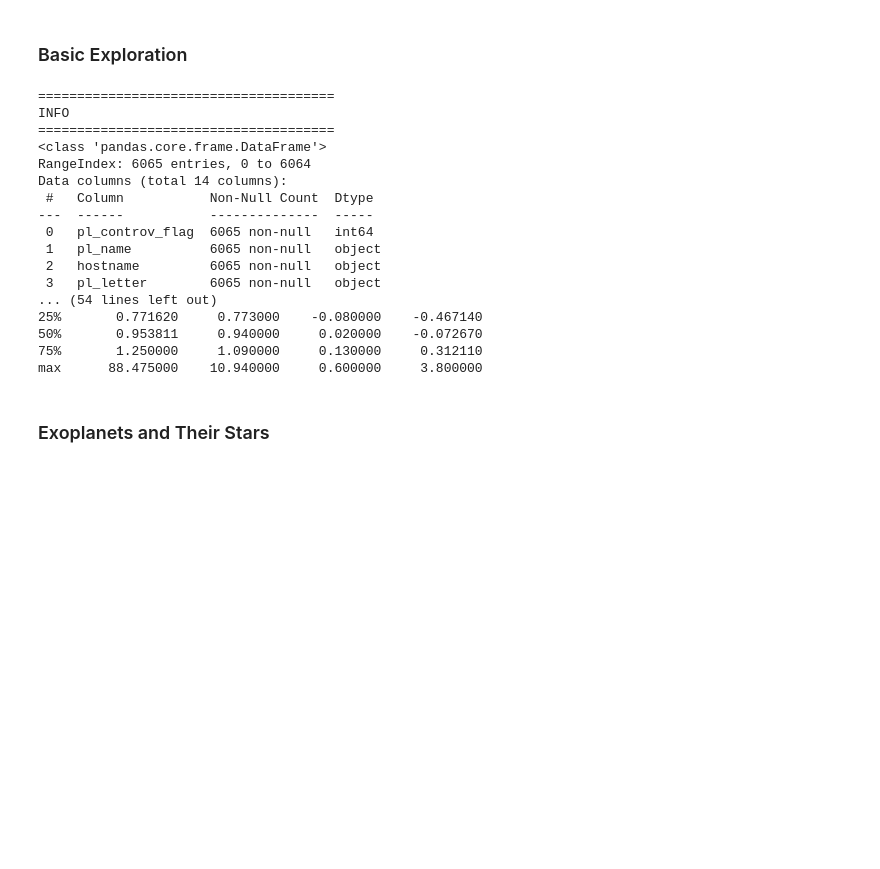
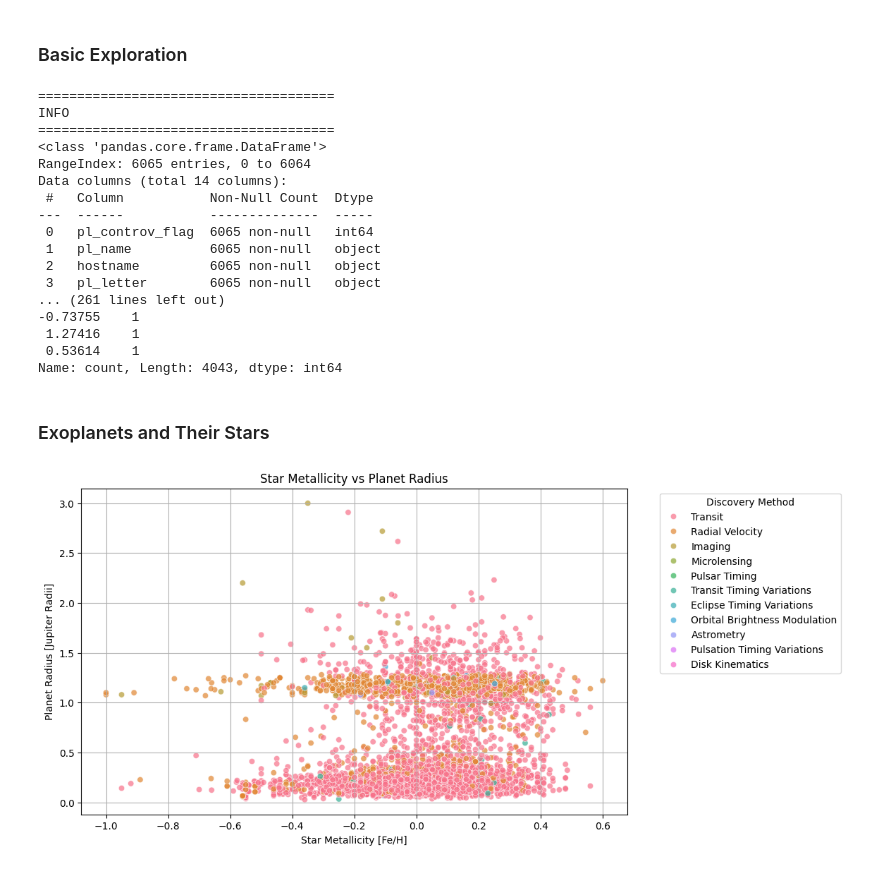
Before and after one commit to NorthrupRobert/Exoplanet_Analysis, a Jupyter notebook: notebooks/main.ipynb, the cells around one changed output. Cells and saved outputs as stored; diff of their text form; code cells hidden in the pictures; blank space fills up the shorter version.

```diff
--- a/notebooks/main.ipynb
+++ b/notebooks/main.ipynb
@@ -84,6 +84,17 @@ print('======================================')
 print('DESCRIPTION')
 print('======================================')
 print(pscp.describe())
+
+print('======================================')
+print('MISSING VALUES')
+print('======================================')
+print(pscp.isnull().sum())
+
+print('======================================')
+print('VALUE COUNTS')
+print('======================================')
+for col in pscp:
+    print(pscp[col].value_counts())
 # %% [output]
 ======================================
 INFO
@@ -97,21 +108,25 @@ Data columns (total 14 columns):
  1   pl_name          6065 non-null   object
  2   hostname         6065 non-null   object
  3   pl_letter        6065 non-null   object
-... (54 lines left out)
-25%       0.771620     0.773000    -0.080000    -0.467140
-50%       0.953811     0.940000     0.020000    -0.072670
-75%       1.250000     1.090000     0.130000     0.312110
-max      88.475000    10.940000     0.600000     3.800000
+... (261 lines left out)
+-0.73755    1
+ 1.27416    1
+ 0.53614    1
+Name: count, Length: 4043, dtype: int64
 # %% [markdown]
 ### Exoplanets and Their Stars
 # %%
-# Example analysis: Plotting the distribution of planet masses
+# example analysis of star metallicity vs planet radius
 plt.figure(figsize=(10, 6))
-sns.histplot(ps['pl_bmassj'].dropna(), bins=30, kde=True)
-plt.title('Distribution of Planet Masses (in Jupiter Masses)')
-plt.xlabel('Planet Mass (M_Jupiter)')
-plt.ylabel('Count')
+sns.scatterplot(data=pscp, x='st_met', y='pl_radj', hue='discoverymethod', alpha=0.7)
+plt.title('Star Metallicity vs Planet Radius')
+plt.xlabel('Star Metallicity [Fe/H]')
+plt.ylabel('Planet Radius [Jupiter Radii]')
+plt.legend(title='Discovery Method', bbox_to_anchor=(1.05, 1), loc='upper left')
+plt.grid()
 plt.show()
+# %% [output]
+[figure, added]
 # %%
 # Exoplanets vs star types
 # %%
```
